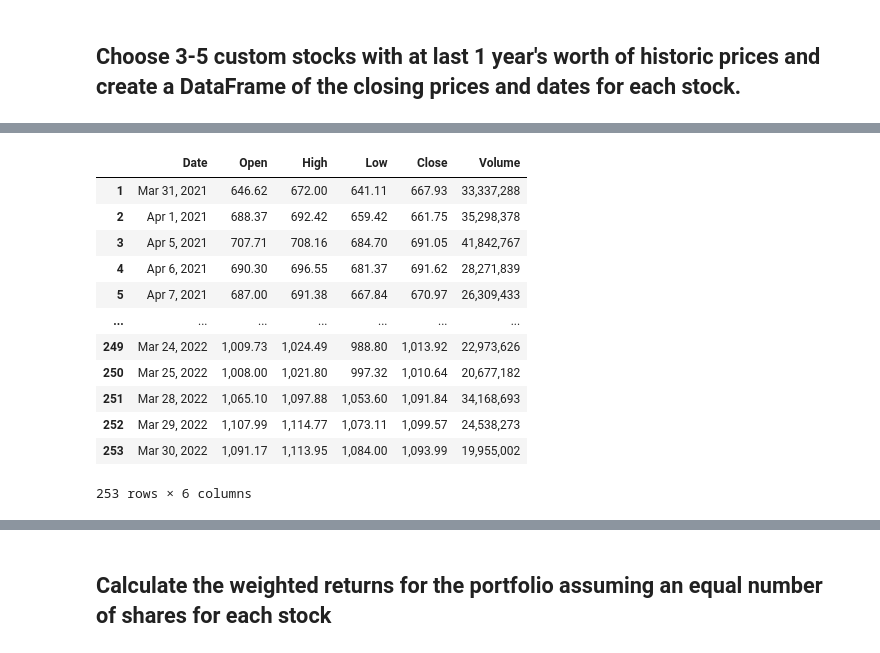
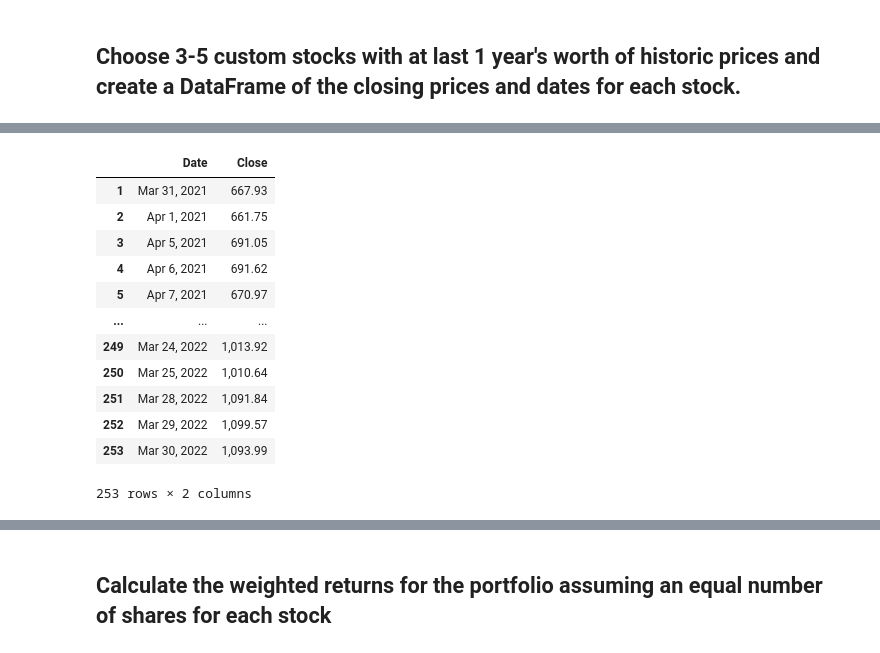
Before and after one commit to gokhanunal34/pandasSkillsApplications, a Jupyter notebook: whale_analysis.ipynb, the cells around one changed output, grey strips where cells are left out. Saved outputs shown, nothing was run; the diff lists cells and outputs as text; code cells hidden in the pictures.

```diff
--- a/whale_analysis.ipynb
+++ b/whale_analysis.ipynb
@@ -469,35 +527,47 @@ nike_stock_data_df_cleaned= nike_stock_data_df_cleaned.rename(columns={
 # %%
 # Reading data from 3rd stock
 tesla_stock_data_csv = Path("../Starter_Code/Resources/Google_Tesla_stock_data.csv")
 
-tesla_stock_data_df = pd.read_csv(tesla_stock_data_csv, parse_dates=True, infer_datetime_format=True, skiprows=[i for i in range(1,26)])
+tesla_stock_data_df = pd.read_csv(tesla_stock_data_csv, parse_dates=True, infer_datetime_format=True, skiprows=[i for i in range(1,26)])#skip the header until there are actual values with skiprows.
 
+#drop unnamed row
 tesla_stock_data_df=tesla_stock_data_df.drop(columns=['Unnamed: 0'])
 
-
+#get rid of first row
 tesla_stock_data_df_cleaned = tesla_stock_data_df.loc[1:]
 
+#rename each column
 tesla_stock_data_df_cleaned= tesla_stock_data_df_cleaned.rename(columns={
                             "Instructions\nEnter stock symbol in cell B4": "Date","Unnamed: 2": "Open",
                             "Unnamed: 3": "High", "Unnamed: 4":"Low", "Unnamed: 5": "Close",
                             "POWERED BY":"Volume"
 })
 
 
-tesla_stock_data_df_cleaned
+tesla_returns_date = tesla_stock_data_df_cleaned.loc[:, 'Date']
+
+#tesla_returns_date
+
+tesla_returns_close = tesla_stock_data_df_cleaned.loc[:, 'Close']
+
+#tesla_returns_close
+
+tesla_returns_df = pd.concat([tesla_returns_date, tesla_returns_close], axis=1, join="outer")
+
+tesla_returns_df
 # %% [output]
-|  | Date | Open | High | Low | Close | Volume |
-| 1 | Mar 31, 2021 | 646.62 | 672.00 | 641.11 | 667.93 | 33,337,288 |
-| 2 | Apr 1, 2021 | 688.37 | 692.42 | 659.42 | 661.75 | 35,298,378 |
-| 3 | Apr 5, 2021 | 707.71 | 708.16 | 684.70 | 691.05 | 41,842,767 |
-| 4 | Apr 6, 2021 | 690.30 | 696.55 | 681.37 | 691.62 | 28,271,839 |
-| 5 | Apr 7, 2021 | 687.00 | 691.38 | 667.84 | 670.97 | 26,309,433 |
-| ... | ... | ... | ... | ... | ... | ... |
-| 249 | Mar 24, 2022 | 1,009.73 | 1,024.49 | 988.80 | 1,013.92 | 22,973,626 |
-| 250 | Mar 25, 2022 | 1,008.00 | 1,021.80 | 997.32 | 1,010.64 | 20,677,182 |
-| 251 | Mar 28, 2022 | 1,065.10 | 1,097.88 | 1,053.60 | 1,091.84 | 34,168,693 |
-| 252 | Mar 29, 2022 | 1,107.99 | 1,114.77 | 1,073.11 | 1,099.57 | 24,538,273 |
-| 253 | Mar 30, 2022 | 1,091.17 | 1,113.95 | 1,084.00 | 1,093.99 | 19,955,002 |
+|  | Date | Close |
+| 1 | Mar 31, 2021 | 667.93 |
+| 2 | Apr 1, 2021 | 661.75 |
+| 3 | Apr 5, 2021 | 691.05 |
+| 4 | Apr 6, 2021 | 691.62 |
+| 5 | Apr 7, 2021 | 670.97 |
+| ... | ... | ... |
+| 249 | Mar 24, 2022 | 1,013.92 |
+| 250 | Mar 25, 2022 | 1,010.64 |
+| 251 | Mar 28, 2022 | 1,091.84 |
+| 252 | Mar 29, 2022 | 1,099.57 |
+| 253 | Mar 30, 2022 | 1,093.99 |
-253 rows × 6 columns
+253 rows × 2 columns
 # %%
 # Combine all stocks in a single DataFrame
```
Also changed, not shown: parts of 4 cells of this notebook.
